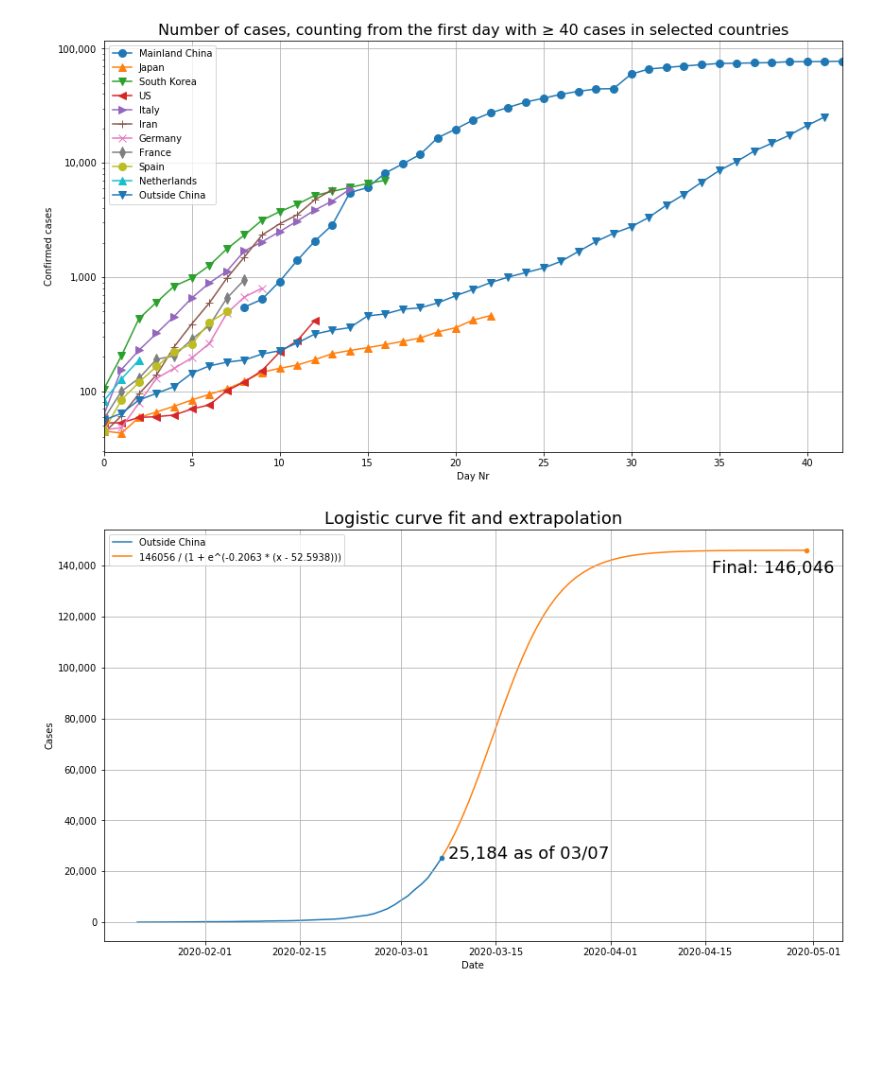
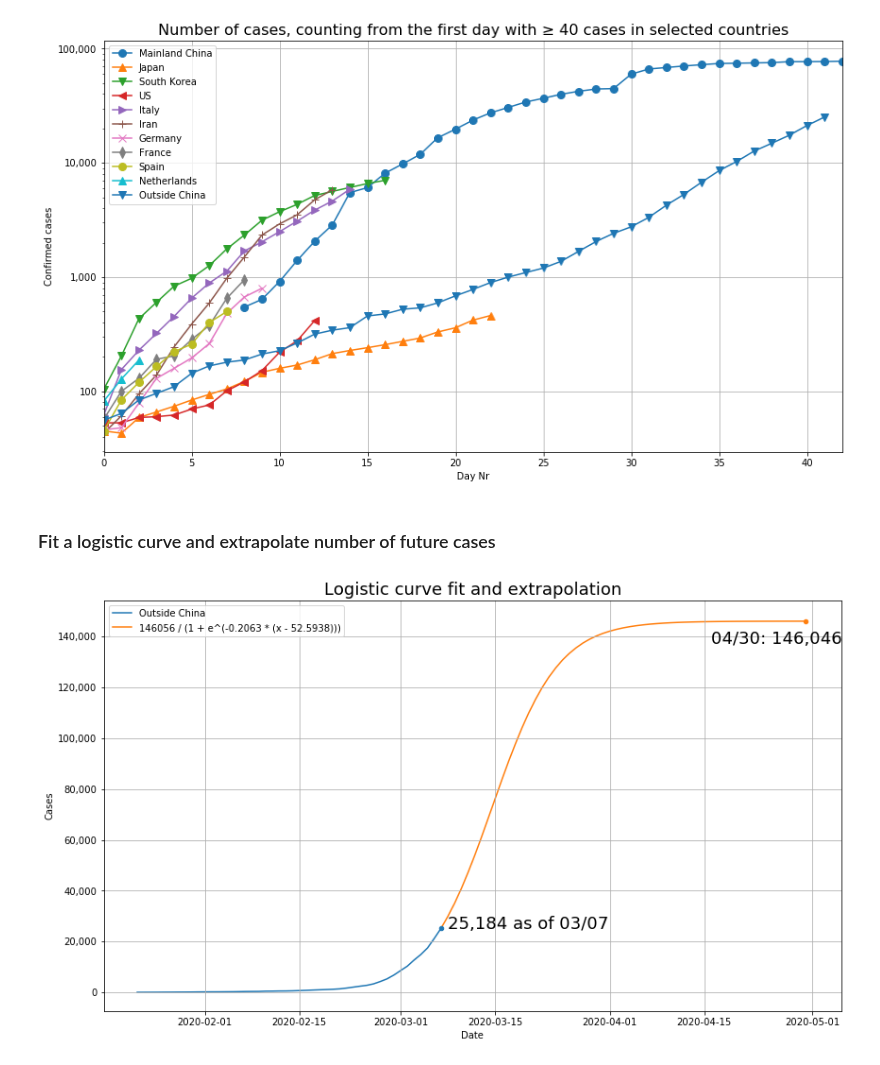
Before and after one commit to JeroenKools/covid19, a Jupyter notebook: COVID-19.ipynb, the cells around one changed output. Cells and saved outputs as stored; diff of their text form; code cells hidden in the pictures; blank space fills up the shorter version.

```diff
--- a/COVID-19.ipynb
+++ b/COVID-19.ipynb
@@ -131,9 +147,13 @@ plt.show()
 # TODO, same x-axis, 7-day average growth factor on y-axis
 # %% [output]
 [figure]
+# %% [markdown]
+### Fit a logistic curve and extrapolate number of future cases
 # %%
 from matplotlib import dates as mdates
 from scipy.optimize import curve_fit
+from pandas.plotting import register_matplotlib_converters
+register_matplotlib_converters()
 
 x = np.arange(100)
 outside_china = by_country.loc["Outside China", :]
@@ -144,32 +164,33 @@ def func(x, L, k, x0):
 [L, k, x0], _ =  curve_fit(func, np.arange(len(outside_china)), outside_china, p0=[1e7, 0.5, 65])
 
 current_day = datetime.datetime.strptime(dates[-1], "%m/%d/%y")
 date_list = [datetime.datetime.strptime(x, "%m/%d/%y") for x in dates]
 
 plt.figure(figsize=(14,8))
 plt.plot(date_list, outside_china, label="Outside China", markersize=3, zorder=1)
 
 model_date_list = [current_day + datetime.timedelta(days = n+1) for n in range(-1, len(x) - len(date_list))]
 model_date_list = [mdates.date2num(x) for x in model_date_list]
 
 n = len(date_list)
 logistic = L / (1 + np.exp(-k*(x[n-1:]-x0)))
 plt.plot(model_date_list, logistic, label=f"{L:.0f} / (1 + e^(-{k:.4f} * (x - {x0:.4f})))", zorder=1)
 
 plt.grid()
 locs, labels = plt.xticks()
 
 plt.legend()
 plt.title("Logistic curve fit and extrapolation", fontsize=18)
 plt.xlabel("Date")
 plt.ylabel("Cases")
 plt.scatter(mdates.date2num(current_day), outside_china[-1], s=20, c="C00", zorder=2)
 plt.annotate(f"{outside_china[-1]:,.0f} as of {datetime.datetime.strftime(current_day, '%m/%d')}",
              (mdates.date2num(current_day)+1, outside_china[-1]), fontsize=18)
 
 plt.scatter(model_date_list[-1], logistic[-1], s=20, c="C01", zorder=2)
-plt.annotate(f"Final: {logistic[-1]:,.0f}", (model_date_list[-1]-14, logistic[-1]*0.94), fontsize=18)
+plt.annotate(f"{mdates.num2date(model_date_list[-1]).strftime('%m/%d')}: {logistic[-1]:,.0f}",
+             (model_date_list[-1]-14, logistic[-1]*0.94), fontsize=18)
 set_y_axis_format(False)
 plt.show()
 # %% [output]
-[figure, old version]
+[figure, new version]
```
Also changed, not shown: parts of 5 cells of this notebook, 1 other file.
